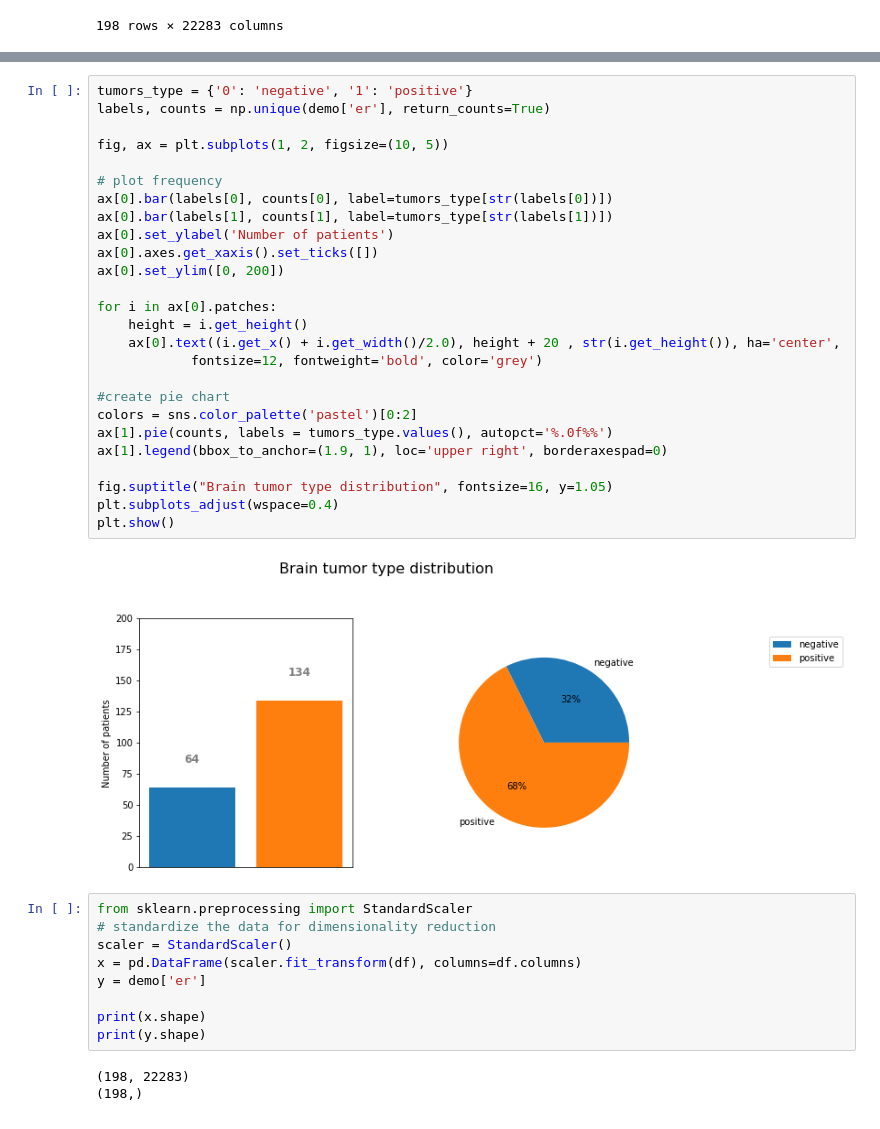
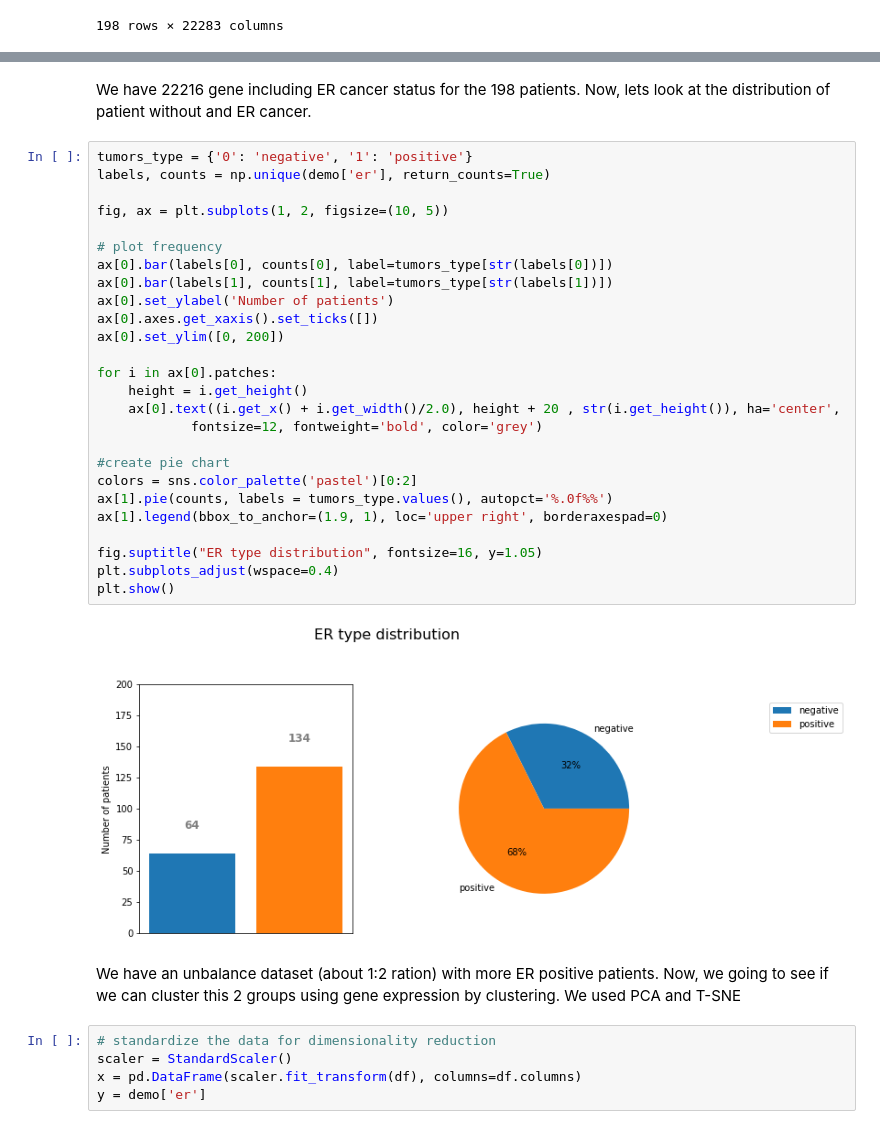
Before and after one commit to hbiom/ER_status_prediction, a Jupyter notebook: breast_cancer_EDA.ipynb, the cells around one changed output, grey strips where cells are left out. Saved outputs shown, nothing was run; the diff lists cells and outputs as text.

```diff
--- a/breast_cancer_EDA.ipynb
+++ b/breast_cancer_EDA.ipynb
@@ -100,41 +116,40 @@ df_er
+# %% [markdown]
+We have 22216 gene including ER cancer status for the 198 patients. Now, lets look at the distribution of patient
+without and ER cancer.
 # %%
 tumors_type = {'0': 'negative', '1': 'positive'}
 labels, counts = np.unique(demo['er'], return_counts=True)
 
 fig, ax = plt.subplots(1, 2, figsize=(10, 5))
 
 # plot frequency
 ax[0].bar(labels[0], counts[0], label=tumors_type[str(labels[0])])
 ax[0].bar(labels[1], counts[1], label=tumors_type[str(labels[1])])
 ax[0].set_ylabel('Number of patients')
 ax[0].axes.get_xaxis().set_ticks([])
 ax[0].set_ylim([0, 200])
 
 for i in ax[0].patches:
     height = i.get_height()
     ax[0].text((i.get_x() + i.get_width()/2.0), height + 20 , str(i.get_height()), ha='center',
             fontsize=12, fontweight='bold', color='grey')
 
 #create pie chart
 colors = sns.color_palette('pastel')[0:2]
 ax[1].pie(counts, labels = tumors_type.values(), autopct='%.0f%%')
 ax[1].legend(bbox_to_anchor=(1.9, 1), loc='upper right', borderaxespad=0)
 
-fig.suptitle("Brain tumor type distribution", fontsize=16, y=1.05)
+fig.suptitle("ER type distribution", fontsize=16, y=1.05)
 plt.subplots_adjust(wspace=0.4)
 plt.show()
 # %% [output]
-[figure, old version]
+[figure, new version]
+# %% [markdown]
+We have an unbalance dataset (about 1:2 ration) with more ER positive patients. Now, we going to see if we can
+cluster this 2 groups using gene expression by clustering. We used PCA and T-SNE
 # %%
-from sklearn.preprocessing import StandardScaler
 # standardize the data for dimensionality reduction
 scaler = StandardScaler()
 x = pd.DataFrame(scaler.fit_transform(df), columns=df.columns)
 y = demo['er']
-
-print(x.shape)
-print(y.shape)
-# %% [output]
-(198, 22283)
-(198,)
 # %%
```
Also changed, not shown: parts of 31 cells of this notebook, 4 other files.
